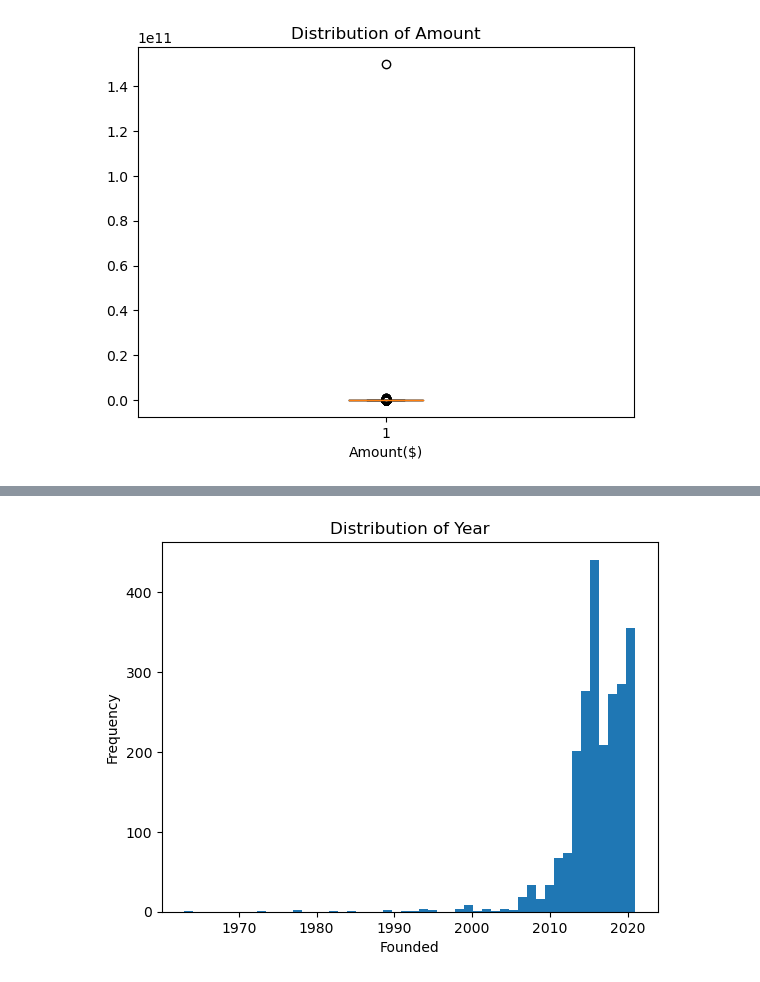
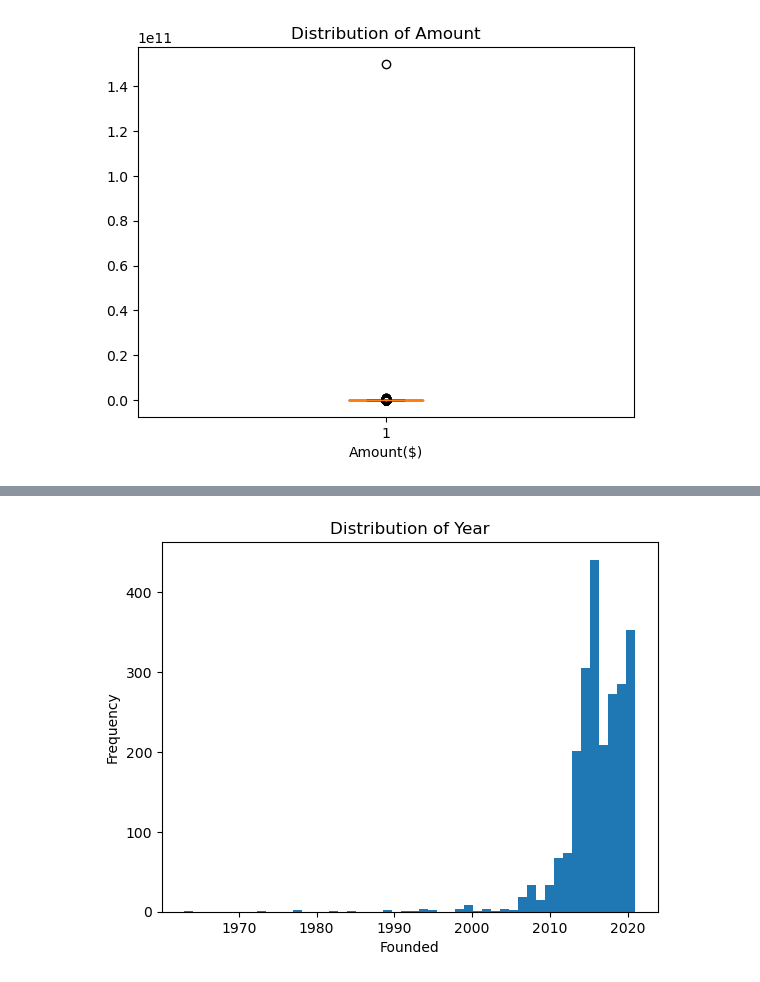
Before and after one commit to Israel-Anaba/Edinburgh-Indian-Start-up-Project, a Jupyter notebook: Data Cleaning 2.ipynb, the cells around one changed output, grey strips where cells are left out. Cells and saved outputs as stored; diff of their text form; code cells hidden in the pictures.

```diff
--- a/Data Cleaning 2.ipynb
+++ b/Data Cleaning 2.ipynb
@@ -809,0 +1388,21 @@ ind_2021.set_index('Date',inplace=True)
+# %%
+mask = (~ind_2021['Stage'].isna()) & ind_2021['Stage'].str.contains('\$')
+ind_2021.loc[mask, 'Amount($)'] = ind_2021.loc[mask, 'Stage']
+ind_2021.loc[mask, 'Stage'] = ''
+
+mask = (~ind_2021['Investor'].isna()) & ind_2021['Investor'].str.contains('\$')
+ind_2021.loc[mask, 'Amount($)'] = ind_2021.loc[mask, 'Investor']
+ind_2021.loc[mask, 'Investor'] = ''
+
+
+ind_2021 = ind_2021.drop(111)
+
+ind_2021 = ind_2021.drop(256)
+
+ind_2021.loc[902, 'Investor'] = np.nan
+
+ind_2021.loc[59, 'Investor'] = np.nan
+
+# ind_2021.loc[1100, 'Investor'] = np.nan
+
+ind_2021.loc[1148, 'Investor'] = np.nan
@@ -1005,10 +1639,19 @@ ind_2021.loc[ind_2021['Sector'].str.contains('|'.join(con)), 'Sector_clean'] = '
 
 ind_2021['HeadQuarter'] = ind_2021['HeadQuarter'].replace('Food & Beverages', np.nan)
 ind_2021['HeadQuarter'] = ind_2021['HeadQuarter'].replace('Pharmaceuticals\t#REF!', np.nan)
-ind_2021['HeadQuarter'] = ind_2021['HeadQuarter'].replace('Online Media#REF!', np.nan)
+
+# Change the value to NaN
+ind_2021.loc[1100, 'HeadQuarter'] = np.nan
+
+# Drop the row with index 1100
+ind_2021.drop(index=1100, inplace=True)
+
 
 ind_2021['HeadQuarter'] = ind_2021['HeadQuarter'].replace('Gurugram\t#REF!', 'Gurugram')
-# df_2021.loc[1054, 'Sector'] = 'Technology'
+ind_2021['HeadQuarter'] = ind_2021['HeadQuarter'].replace('Information Technology & Services', 'Manchester')
+ind_2021['HeadQuarter'] = ind_2021['HeadQuarter'].replace('Mountain View, CA', 'California')
+ind_2021['HeadQuarter'] = ind_2021['HeadQuarter'].replace('Faridabad, Haryana', 'Haryana')
+ind_2021['HeadQuarter'] = ind_2021['HeadQuarter'].replace('Small Towns, Andhra Pradesh', 'Andhra Pradesh')
 
 
 ind_2021['HeadQuarter'] = ind_2021['HeadQuarter'].fillna(ind_2021['HeadQuarter'].mode()[0])
@@ -1018,7 +1661,6 @@ ind_2021['HeadQuarter'] = ind_2021['HeadQuarter'].fillna(ind_2021['HeadQuarter']
 ind_2021['Sector'] = ind_2021['Sector'].replace('Primary Business is Development and Manufacturing of Novel Healthcare Products in Effervescent forms using imported propriety ingredients.', 'Healthcare')
 ind_2021['Sector'] = ind_2021['Sector'].replace('Primary Business is Development and Manufacturing of Novel Healthcare Products in Effervescent forms using imported propriety ingredients.', 'Healthcare')
 ind_2021['Sector'] = ind_2021['Sector'].replace('MoEVing is Indias only Electric Mobility focused Technology Platform with a vision to accelerate EV adoption in India.', 'Energy')
-ind_2021['Sector'] = ind_2021['Sector'].replace('Sochcast is an Audio experiences company that give the listener and creators an Immersive Audio experience.', 'Media/Entertainment')
 # %%
 ind_2021.head()
 # %% [output]
@@ -1043,5 +1686,4 @@ Stage            0
 Sector_clean     0
 dtype: int64
 # %%
-ind_2021.drop(ind_2021.columns[-6], axis=1,inplace=True)
-ind_2021= ind_2021.rename(columns={'Sector_clean': 'Sector'})
+ind_2021.drop(ind_2021.columns[-8], axis=1,inplace=True)
@@ -1080,13 +1761,13 @@ HeadQuarter        0
 Sector             0
 dtype: int64
 # %%
-plt.hist(combined_df['Founded'], bins=50)
+plt.hist(combined_ind['Founded'], bins=50)
 plt.title('Distribution of Year')
 plt.xlabel('Founded')
 plt.ylabel('Frequency')
 plt.show()
 # %% [output]
-[figure, old version]
+[figure, new version]
 # %%
 # Calculate the median of the column
 median_value = combined_ind['Founded'].median()
```
Also changed, not shown: parts of 140 cells of this notebook, 5 other files.
